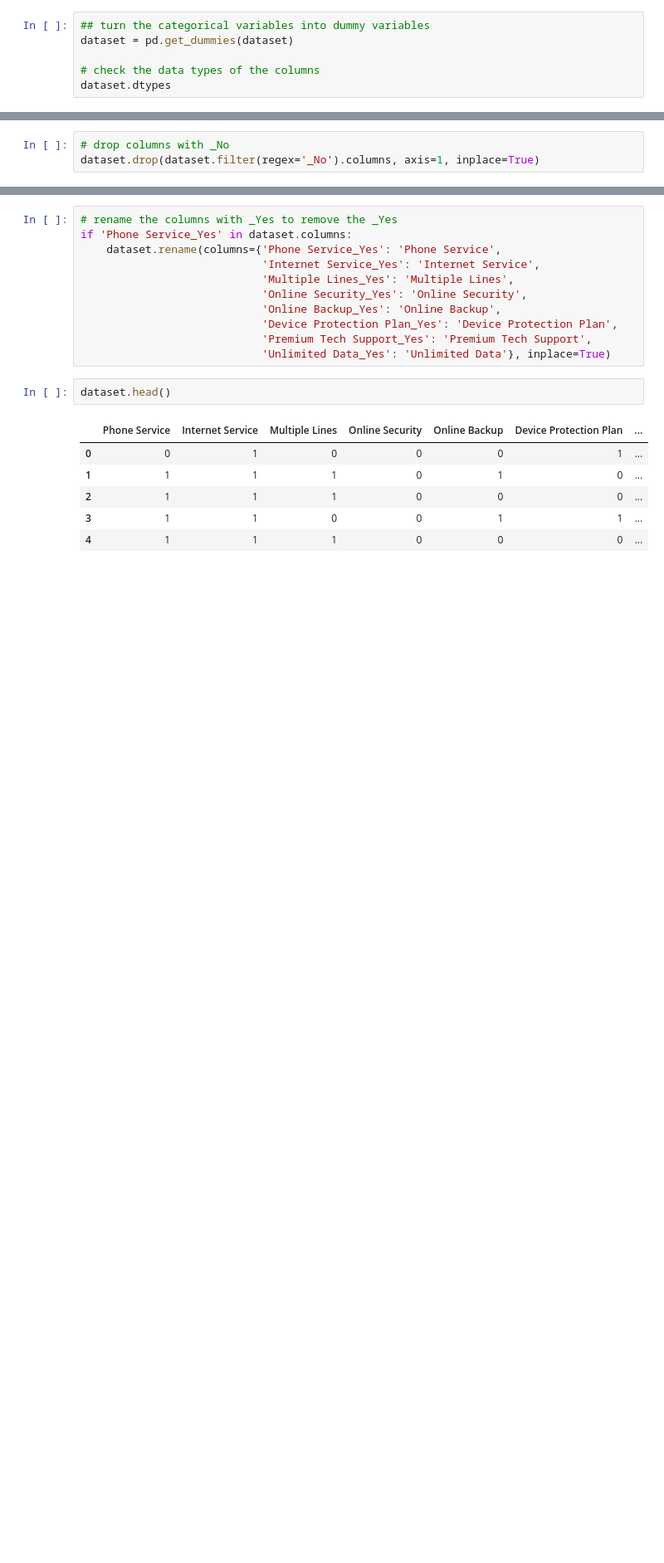
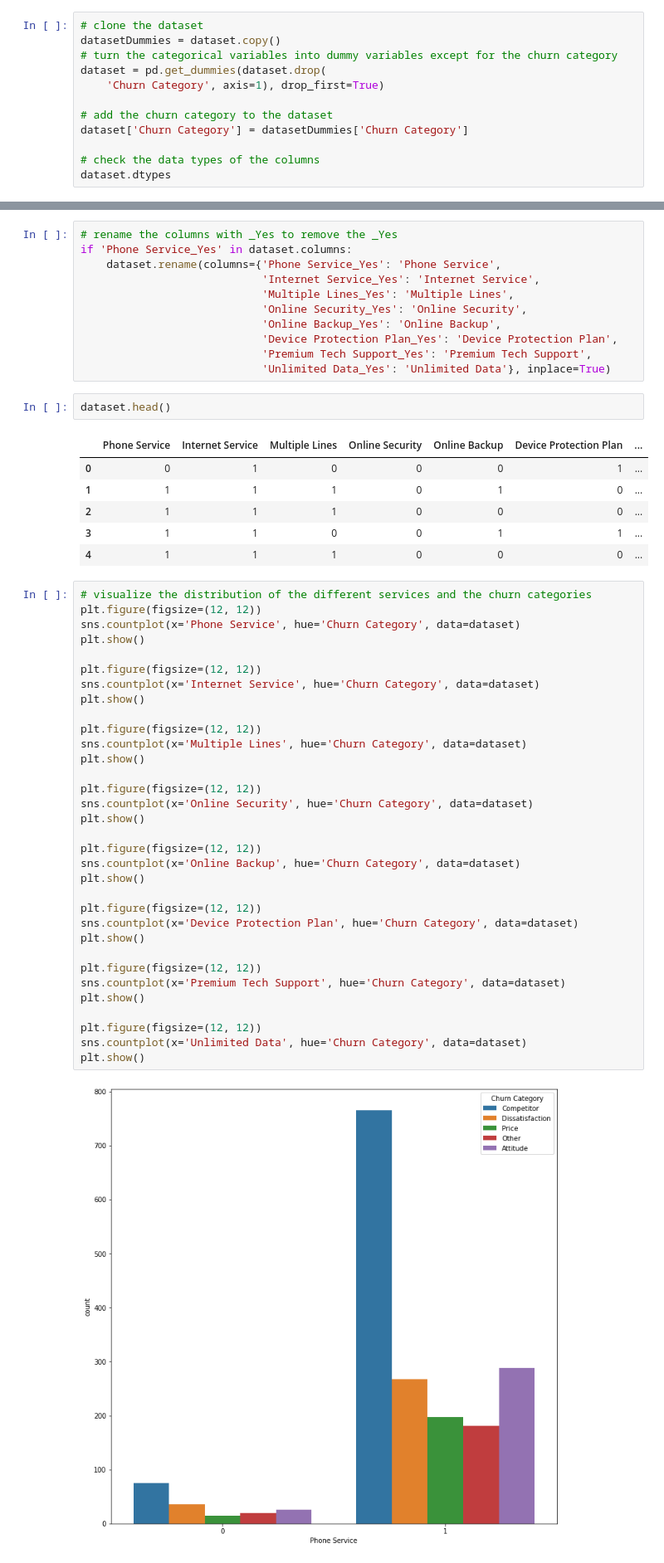
Before and after one commit to Ahmedmma72/Customer-Churn-Analysis-For-Telecommunication, a Jupyter notebook: Q8/q8.ipynb, the cells around one changed output, grey strips where cells are left out. Shown: that part at 83% size. Drawn from its saved outputs; the diff is of its cells as text; blank space fills up the shorter version.

Commit message:
feat: in code visualizations done for q8

```diff
--- a/Q8/q8.ipynb
+++ b/Q8/q8.ipynb
@@ -118,8 +119,14 @@ Unlimited Data            object
 Churn Category            object
 dtype: object
 # %%
-## turn the categorical variables into dummy variables
-dataset = pd.get_dummies(dataset)
+# clone the dataset
+datasetDummies = dataset.copy()
+# turn the categorical variables into dummy variables except for the churn category
+dataset = pd.get_dummies(dataset.drop(
+    'Churn Category', axis=1), drop_first=True)
+
+# add the churn category to the dataset
+dataset['Churn Category'] = datasetDummies['Churn Category']
 
 # check the data types of the columns
 dataset.dtypes
@@ -143,7 +143,4 @@ Churn Category_Price              uint8
 dtype: object
-# %%
-# drop columns with _No
-dataset.drop(dataset.filter(regex='_No').columns, axis=1, inplace=True)
 # %%
 dataset.columns
 # %% [output]
@@ -174,3 +169,38 @@ dataset.head()
 | 2 | 1 | 1 | 1 | 0 | 0 | 0 | ... |
 | 3 | 1 | 1 | 0 | 0 | 1 | 1 | ... |
 | 4 | 1 | 1 | 1 | 0 | 0 | 0 | ... |
+# %%
+# visualize the distribution of the different services and the churn categories
+plt.figure(figsize=(12, 12))
+sns.countplot(x='Phone Service', hue='Churn Category', data=dataset)
+plt.show()
+
+plt.figure(figsize=(12, 12))
+sns.countplot(x='Internet Service', hue='Churn Category', data=dataset)
+plt.show()
+
+plt.figure(figsize=(12, 12))
+sns.countplot(x='Multiple Lines', hue='Churn Category', data=dataset)
+plt.show()
+
+plt.figure(figsize=(12, 12))
+sns.countplot(x='Online Security', hue='Churn Category', data=dataset)
+plt.show()
+
+plt.figure(figsize=(12, 12))
+sns.countplot(x='Online Backup', hue='Churn Category', data=dataset)
+plt.show()
+
+plt.figure(figsize=(12, 12))
+sns.countplot(x='Device Protection Plan', hue='Churn Category', data=dataset)
+plt.show()
+
+plt.figure(figsize=(12, 12))
+sns.countplot(x='Premium Tech Support', hue='Churn Category', data=dataset)
+plt.show()
+
+plt.figure(figsize=(12, 12))
+sns.countplot(x='Unlimited Data', hue='Churn Category', data=dataset)
+plt.show()
+# %% [output]
+[figure, added]
```
Also changed, not shown: parts of 5 cells of this notebook.
